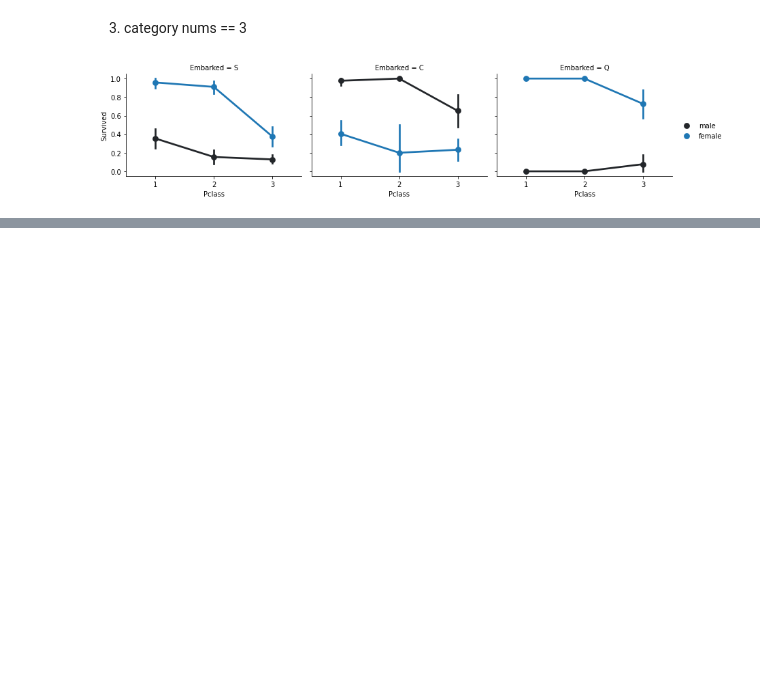
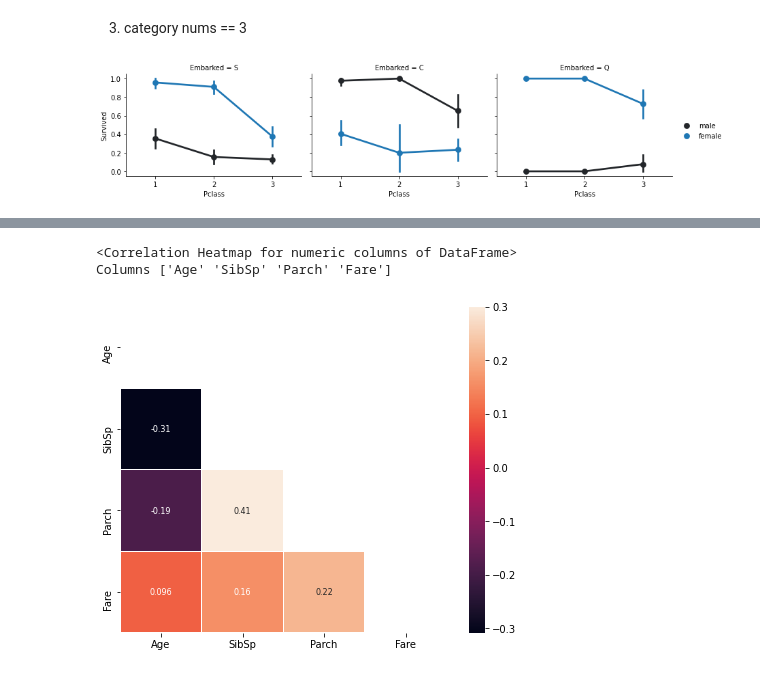
Before and after one commit to jinkookchoi/pandas-explore, a Jupyter notebook: source/2.Plot.ipynb, the cells around one changed output, grey strips where cells are left out. Drawn from its saved outputs; the diff is of its cells as text; code cells hidden in the pictures; blank space fills up the shorter version.

```diff
--- a/source/2.Plot.ipynb
+++ b/source/2.Plot.ipynb
@@ -294,0 +303,6 @@ exp.plot_cats2point(df_titanic, ['Pclass', 'Sex', 'Embarked'], 'Survived', figsi
+# %%
+exp.plot_corrmap(df_titanic.drop(columns=['PassengerId']))
+# %% [output]
+<Correlation Heatmap for numeric columns of DataFrame>
+Columns ['Age' 'SibSp' 'Parch' 'Fare']
+[figure, added]
```
Also changed, not shown: parts of 2 cells of this notebook, 4 other files.
